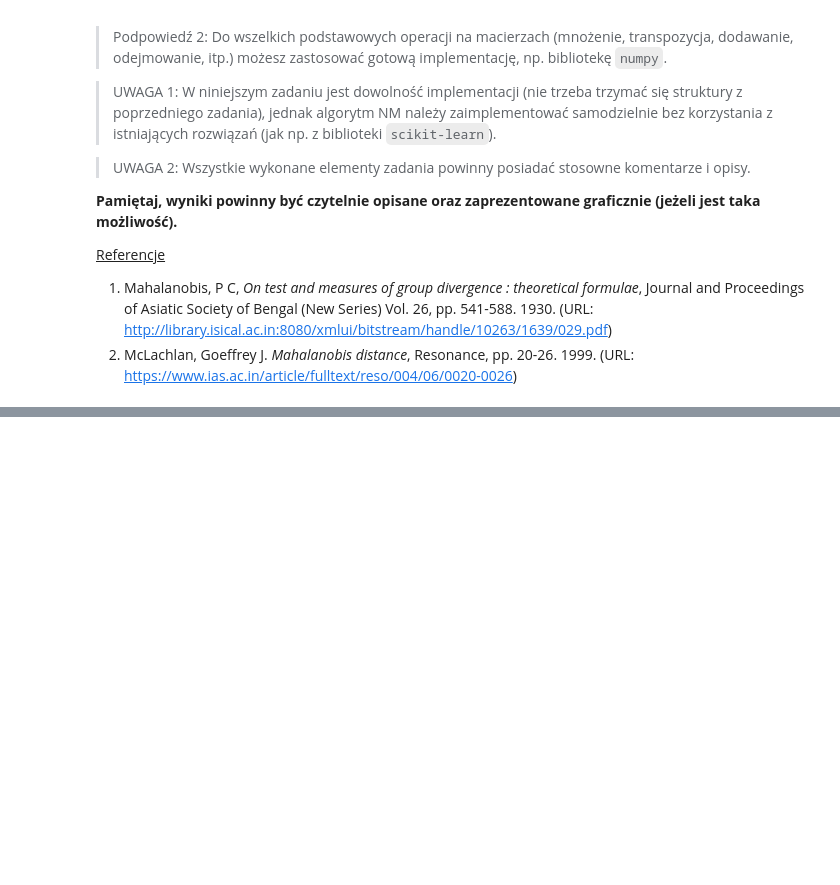
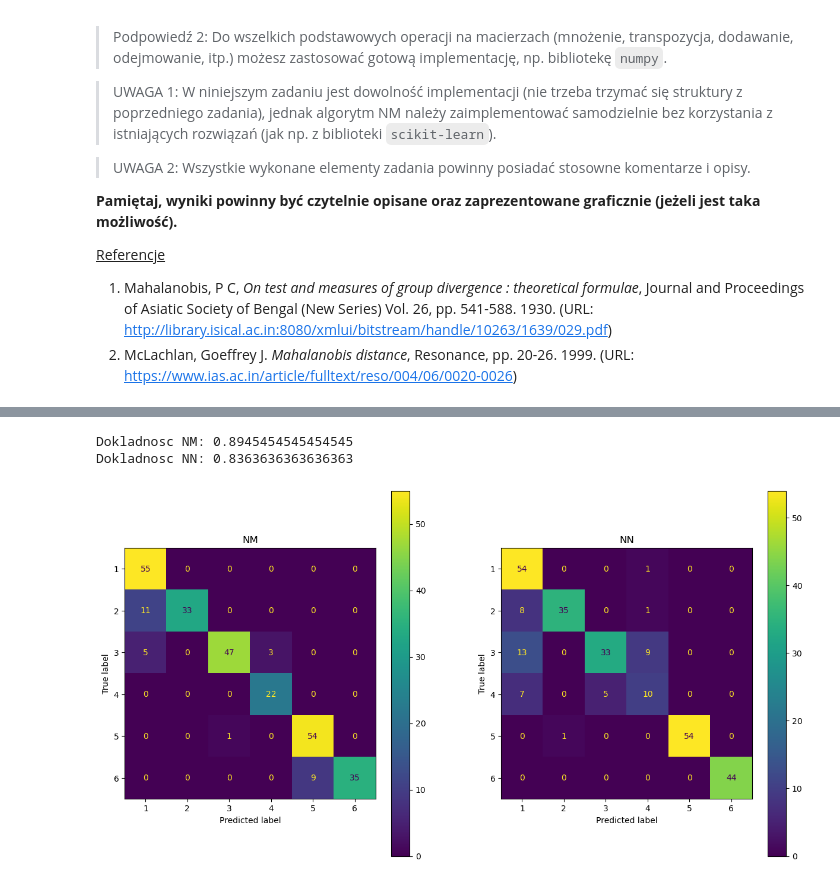
Before and after one commit to HaZhul/Statistics-in-data-analysis, a Jupyter notebook: SwAD5/Lab05.ipynb, the cells around one changed output, grey strips where cells are left out. Cells and saved outputs as stored; diff of their text form; code cells hidden in the pictures; blank space fills up the shorter version.

```diff
--- a/SwAD5/Lab05.ipynb
+++ b/SwAD5/Lab05.ipynb
@@ -55,0 +61,11 @@ Należy wykonać następujące czynności w celu realizacji niniejszego zadania:
+# %%
+def covariance_matrix(X):
+    # Obliczanie sredniej kazdej cechy
+    means = np.mean(X, axis=0)
+    # Wzor na macierz kowariancji
+    return ((X-means).T @ (X-means)) / (len(X) - 1) , means
+# %%
+cov_matrix_1, means = covariance_matrix(train)
+cov_matrix_2 = np.cov(train, rowvar=False)
+
+print(f'Zaimplementowana macierz: \n{cov_matrix_1}\n\nNumpy macierz: \n{cov_matrix_2}')
@@ -55,0 +90,4 @@ Należy wykonać następujące czynności w celu realizacji niniejszego zadania:
+# %%
+def edist(x, y, features):
+    # Wzor na odleglosc Euklidesa
+    return sum([ (x[i] - y[i]) ** 2 for i in features])**0.5
@@ -55,0 +131,46 @@ Należy wykonać następujące czynności w celu realizacji niniejszego zadania:
+# %%
+import matplotlib.pyplot as plt
+from sklearn.metrics import accuracy_score
+from sklearn.metrics import confusion_matrix, ConfusionMatrixDisplay
+
+classes = [1, 2, 3, 4, 5, 6]
+
+X_train = train[np.isin(train[:, 0], classes)]
+X_test = test[np.isin(test[:, 0], classes)]
+
+y_true = X_test[:,0]
+
+# Wywolanie metody NM ktora zwraca predykcje na algorytmu NM
+pred_nm = NM(X_train, X_test, classes)
+
+
+# Algorytm NN
+pred_nn = []
+features = range(2,16)
+for element in X_test:
+    klasyfikator = [edist(element, cecha, features) for cecha in X_train]
+    pred_nn.append(X_train[klasyfikator.index(min(klasyfikator))][0])
+
+_, axs = plt.subplots(1, 2, figsize=(15, 8))
+
+# Dokladnosci metod oraz macierz pomylek
+accuracy_nm = accuracy_score(y_true, pred_nm)
+c_nm = confusion_matrix(y_true, pred_nm)
+disp_nm = ConfusionMatrixDisplay(confusion_matrix=c_nm, display_labels=classes)
+
+disp_nm.plot(ax=axs[0])
+axs[0].set_title('NM')
+print(f'Dokladnosc NM: {accuracy_nm}')
+
+
+accuracy_nn = accuracy_score(y_true, pred_nn)
+c_nn = confusion_matrix(y_true, pred_nn)
+disp_nn = ConfusionMatrixDisplay(confusion_matrix=c_nn, display_labels=classes)
+
+disp_nn.plot(ax=axs[1])
+axs[1].set_title('NN')
+print(f'Dokladnosc NN: {accuracy_nn}')
+# %% [output]
+Dokladnosc NM: 0.8945454545454545
+Dokladnosc NN: 0.8363636363636363
+[figure, added]
```
Also changed, not shown: parts of 3 cells of this notebook.
